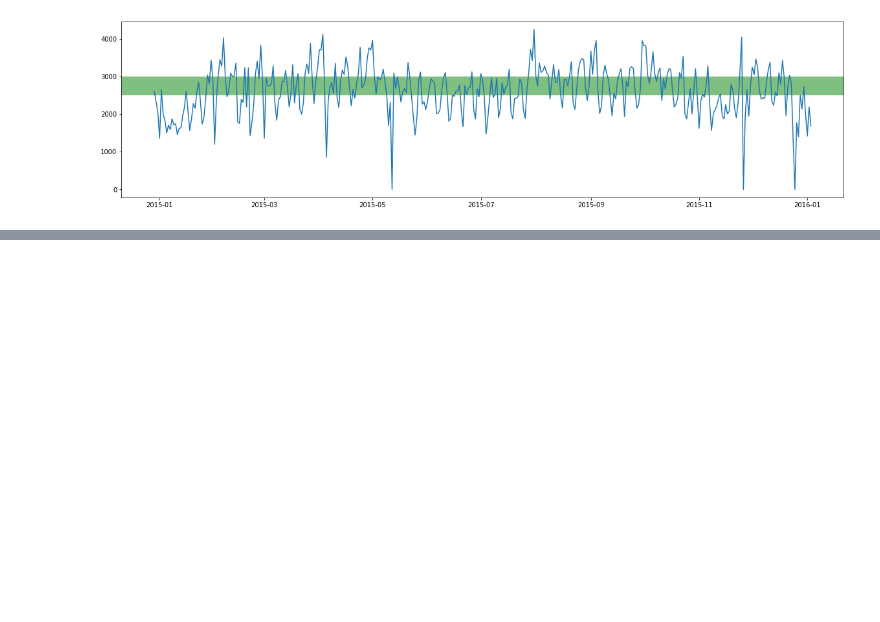
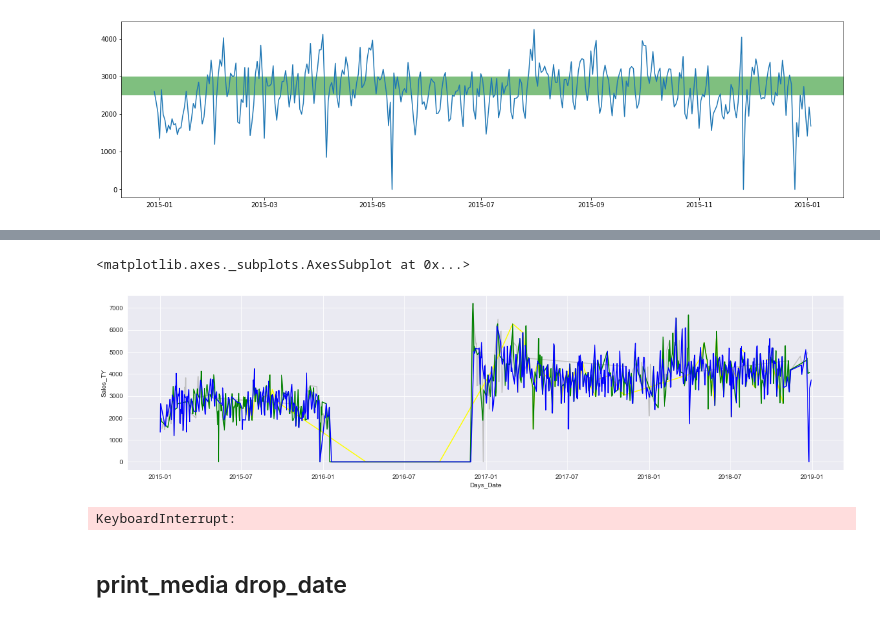
Before and after one commit to will4865/Inspire-Brands-Case-Study, a Jupyter notebook: technical-case-study.ipynb, the cells around one changed output, grey strips where cells are left out. Cells and saved outputs as stored; diff of their text form; code cells hidden in the pictures; blank space fills up the shorter version.

```diff
--- a/technical-case-study.ipynb
+++ b/technical-case-study.ipynb
@@ -768,0 +844,2 @@ TypeError: axvspan() missing 1 required positional argument: 'xmax'
+# %%
+sales_and_weather['weather_conditions'] = ['snow' if x == 1 for x in sales_and_weather['snow']]
@@ -768,0 +862,34 @@ TypeError: axvspan() missing 1 required positional argument: 'xmax'
+# %%
+plt.figure(figsize=(20,5))
+sns.set_style('darkgrid')
+sns.lineplot(data = sales_and_weather.loc[(sales_and_weather['Rest_Number'] == 1) & (sales_and_weather['snow'] == 1)],
+             x=sales_and_weather.loc[(sales_and_weather['Rest_Number'] == 1) & (sales_and_weather['snow'] == 1)]['Days_Date'],
+            y=sales_and_weather.loc[(sales_and_weather['Rest_Number'] == 1) & (sales_and_weather['snow'] == 1)]['Sales_TY'],
+            color = 'silver')
+sns.lineplot(data = sales_and_weather.loc[(sales_and_weather['Rest_Number'] == 1) & (sales_and_weather['thunderstorm'] == 1)],
+             x=sales_and_weather.loc[(sales_and_weather['Rest_Number'] == 1) & (sales_and_weather['thunderstorm'] == 1)]['Days_Date'],
+            y=sales_and_weather.loc[(sales_and_weather['Rest_Number'] == 1) & (sales_and_weather['thunderstorm'] == 1)]['Sales_TY'],
+            color = 'yellow')
+sns.lineplot(data = sales_and_weather.loc[(sales_and_weather['Rest_Number'] == 1) & (sales_and_weather['rain'] == 1)],
+             x=sales_and_weather.loc[(sales_and_weather['Rest_Number'] == 1) & (sales_and_weather['rain'] == 1)]['Days_Date'],
+            y=sales_and_weather.loc[(sales_and_weather['Rest_Number'] == 1) & (sales_and_weather['rain'] == 1)]['Sales_TY'],
+            color = 'green')
+sns.lineplot(data = sales_and_weather.loc[(sales_and_weather['Rest_Number'] == 1) & (sales_and_weather['clear_weather'] == 1)],
+             x=sales_and_weather.loc[(sales_and_weather['Rest_Number'] == 1) & (sales_and_weather['clear_weather'] == 1)]['Days_Date'],
+            y=sales_and_weather.loc[(sales_and_weather['Rest_Number'] == 1) & (sales_and_weather['clear_weather'] == 1)]['Sales_TY'],
+            color = 'blue')
+# %% [output]
+<matplotlib.axes._subplots.AxesSubplot at 0x...>
+[figure, added]
+# %%
+plt.figure(figsize=(20,5))
+sns.set_style('darkgrid')
+sns.pointplot(x=sales_and_weather.loc[sales_and_weather['Rest_Number'] == 2]['Days_Date'],
+            y=sales_and_weather.loc[sales_and_weather['Rest_Number'] == 2]['snow'],
+            #hue = sales_and_weather.loc[sales_and_weather['Rest_Number'] == 2]['snow'] == 1
+             )
+plt.show()
+# %% [output]
+KeyboardInterrupt:
+# %% [markdown]
+## print_media drop_date
```
Also changed, not shown: parts of 16 cells of this notebook.
